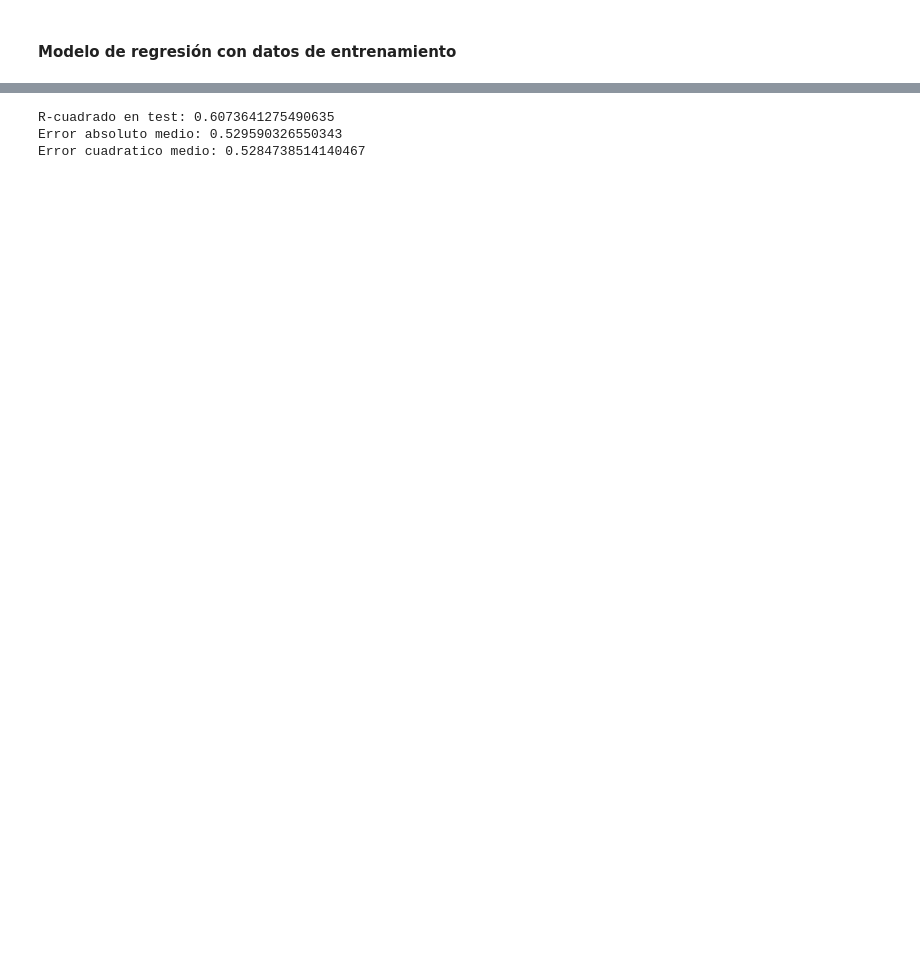
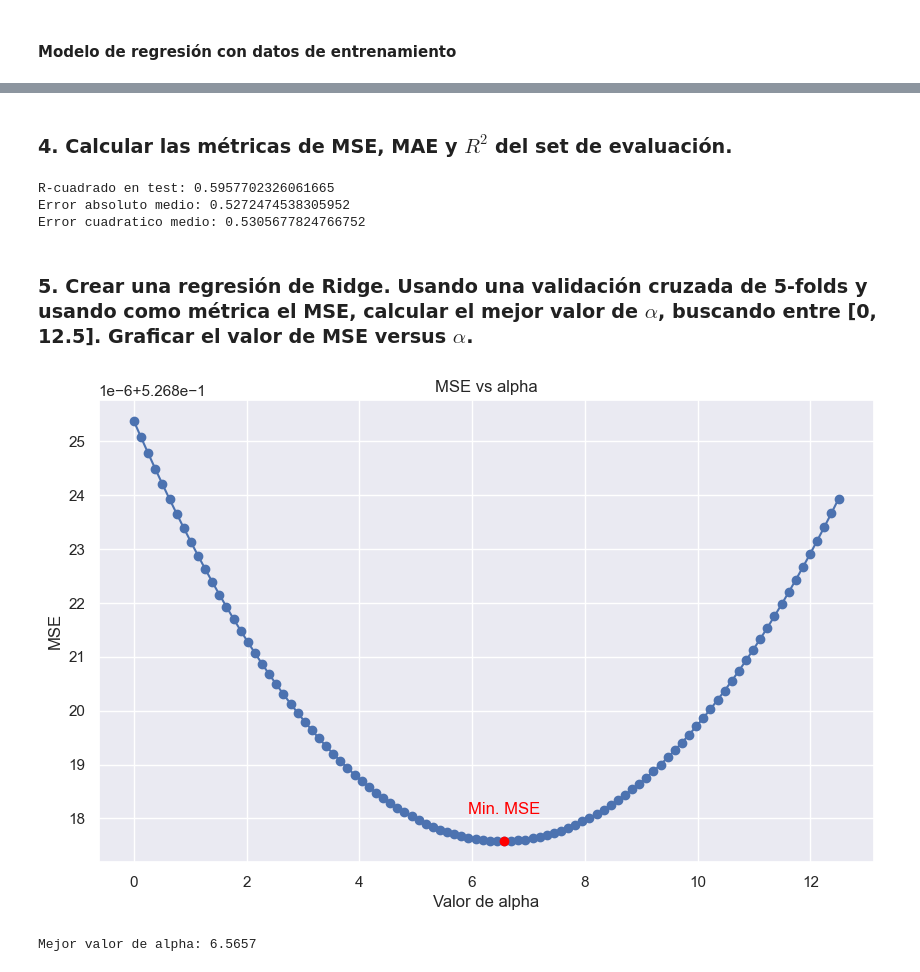
Before and after one commit to dieguearau/CEIA-IIA2024, a Jupyter notebook: TP2/TP2_resolución.ipynb, the cells around one changed output, grey strips where cells are left out. Cells and saved outputs as stored; diff of their text form; code cells hidden in the pictures; blank space fills up the shorter version.

```diff
--- a/TP2/TP2_resolución.ipynb
+++ b/TP2/TP2_resolución.ipynb
@@ -168,13 +233,54 @@ y_pred = regresion.predict(x_test_scaled)
+# %% [markdown]
+### 4. Calcular las métricas de MSE, MAE y $R^2$ del set de evaluación.
 # %%
-r2 = r2_score(y_test, y_pred)
-mae = mean_absolute_error(y_test, y_pred)
-mse = mean_squared_error(y_test, y_pred)
+# ---------------- Cálculo de métricas de validación del modelo ----------------
+
+y_pred_test = regresion.predict(x_test_scaled)
+
+r2 = r2_score(y_test, y_pred_test)
+mae = mean_absolute_error(y_test, y_pred_test)
+mse = mean_squared_error(y_test, y_pred_test)
 rmse = np.sqrt(mse)
 
 print("R-cuadrado en test:", r2)
 print("Error absoluto medio:", mae)
 print("Error cuadratico medio:", mse)
 # %% [output]
-R-cuadrado en test: 0.6073641275490635
-Error absoluto medio: 0.529590326550343
-Error cuadratico medio: 0.5284738514140467
+R-cuadrado en test: 0.5957702326061665
+Error absoluto medio: 0.5272474538305952
+Error cuadratico medio: 0.5305677824766752
+# %% [markdown]
+### 5. Crear una regresión de Ridge. Usando una validación cruzada de 5-folds y usando como métrica el MSE, calcular el mejor valor de $\alpha$, buscando entre [0, 12.5]. Graficar el valor de MSE versus $\alpha$.
+# %%
+# ---------------- Regresión de Ridge | Elección de alpha ----------------
+
+alphas = np.linspace(0, 12.5, 100)
+ridge_cv_scores = []
+
+for alpha in alphas:
+    ridge_regression = Ridge(alpha=alpha)
+    mse_scores = cross_val_score(ridge_regression, x_train_scaled, y_train, scoring='neg_mean_squared_error', cv=5)
+    ridge_cv_scores.append(-mse_scores.mean())
+
+# ---------------- Gráfico de elección de alpha ----------------
+
+plt.figure(figsize=(10, 6))
+
+min_mse_x = alphas[np.argmin(ridge_cv_scores)]
+min_mse_y = min(ridge_cv_scores)
+
+plt.plot(alphas, ridge_cv_scores, marker='o')
+plt.plot(alphas[np.argmin(ridge_cv_scores)], min(ridge_cv_scores), marker = 'o', color = 'red')
+plt.text(min_mse_x, min_mse_y+0.0000005, "Min. MSE", horizontalalignment='center', color = 'red')
+plt.xlabel('Valor de alpha')
+plt.ylabel('MSE')
+plt.title('MSE vs alpha')
+plt.show()
+
+# ---------------- Mejor valor de alpha ----------------
+
+best_alpha = alphas[np.argmin(ridge_cv_scores)]
+print(f'Mejor valor de alpha: {round(best_alpha,4)}')
+# %% [output]
+[figure, added]
+Mejor valor de alpha: 6.5657
```
Also changed, not shown: parts of 26 cells of this notebook.
